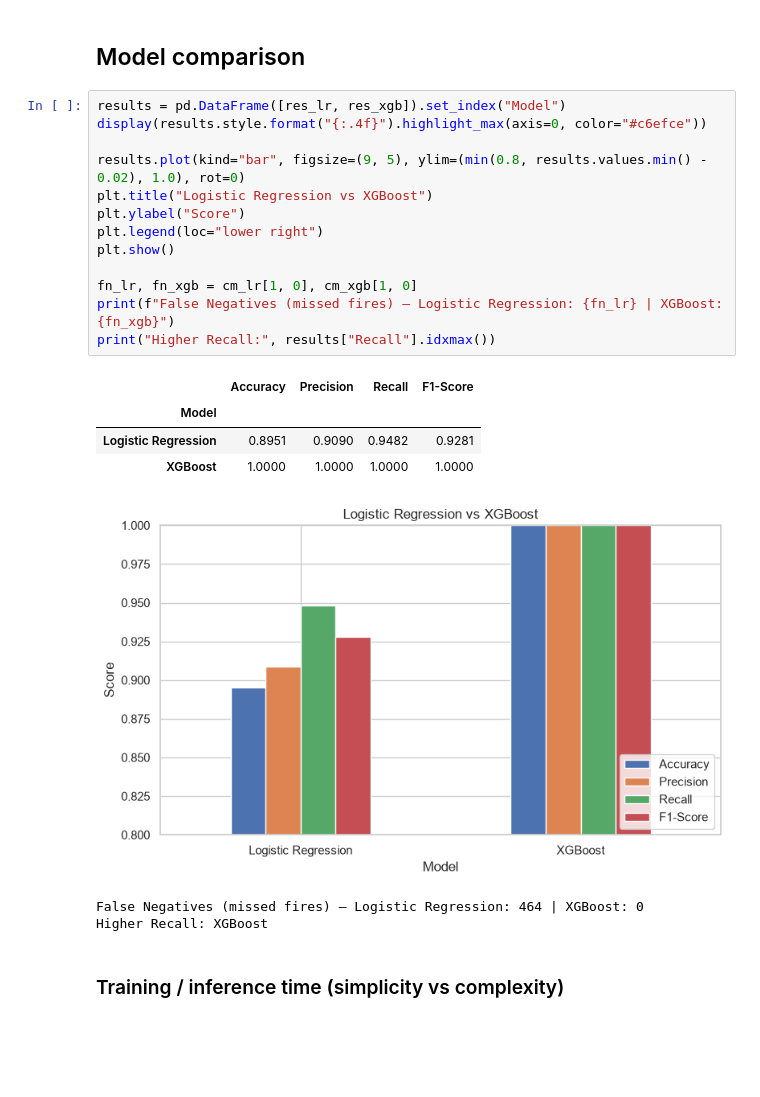
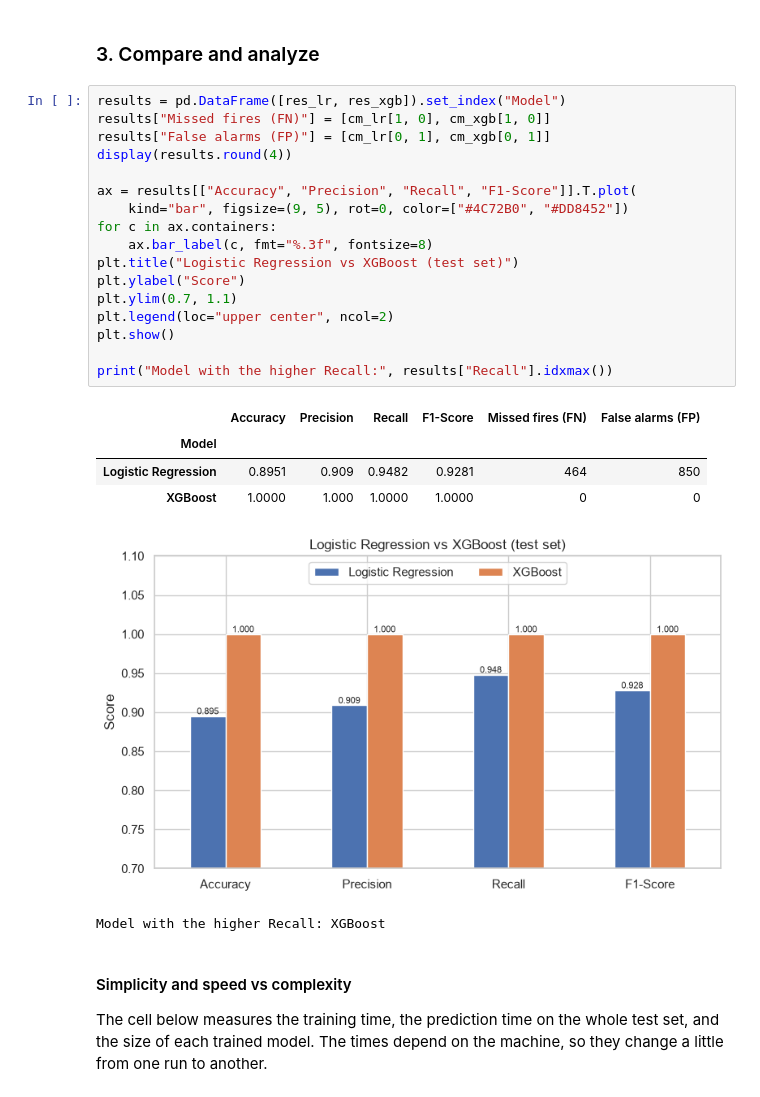
Before and after one commit to Damim-03/AIoT-2025, a Jupyter notebook: TP1/Fire_Alarm_Detection.ipynb, the cells around one changed output. Saved outputs shown, nothing was run; the diff lists cells and outputs as text; blank space fills up the shorter version.

```diff
--- a/TP1/Fire_Alarm_Detection.ipynb
+++ b/TP1/Fire_Alarm_Detection.ipynb
@@ -376,28 +365,33 @@ plt.show()
-# %% [markdown]
-## Model comparison
-# %%
-results = pd.DataFrame([res_lr, res_xgb]).set_index("Model")
-display(results.style.format("{:.4f}").highlight_max(axis=0, color="#c6efce"))
-
-results.plot(kind="bar", figsize=(9, 5), ylim=(min(0.8, results.values.min() - 0.02), 1.0), rot=0)
-plt.title("Logistic Regression vs XGBoost")
-plt.ylabel("Score")
-plt.legend(loc="lower right")
-plt.show()
-
-fn_lr, fn_xgb = cm_lr[1, 0], cm_xgb[1, 0]
-print(f"False Negatives (missed fires) – Logistic Regression: {fn_lr} | XGBoost: {fn_xgb}")
-print("Higher Recall:", results["Recall"].idxmax())
-# %% [output]
-|  | Accuracy | Precision | Recall | F1-Score |
-| Model |  |  |  |  |
-| Logistic Regression | 0.8951 | 0.9090 | 0.9482 | 0.9281 |
-| XGBoost | 1.0000 | 1.0000 | 1.0000 | 1.0000 |
-[figure, removed]
-False Negatives (missed fires) – Logistic Regression: 464 | XGBoost: 0
-Higher Recall: XGBoost
-# %% [markdown]
-### Training / inference time (simplicity vs complexity)
+# %% [markdown]
+### 3. Compare and analyze
+# %%
+results = pd.DataFrame([res_lr, res_xgb]).set_index("Model")
+results["Missed fires (FN)"] = [cm_lr[1, 0], cm_xgb[1, 0]]
+results["False alarms (FP)"] = [cm_lr[0, 1], cm_xgb[0, 1]]
+display(results.round(4))
+
+ax = results[["Accuracy", "Precision", "Recall", "F1-Score"]].T.plot(
+    kind="bar", figsize=(9, 5), rot=0, color=["#4C72B0", "#DD8452"])
+for c in ax.containers:
+    ax.bar_label(c, fmt="%.3f", fontsize=8)
+plt.title("Logistic Regression vs XGBoost (test set)")
+plt.ylabel("Score")
+plt.ylim(0.7, 1.1)
+plt.legend(loc="upper center", ncol=2)
+plt.show()
+
+print("Model with the higher Recall:", results["Recall"].idxmax())
+# %% [output]
+|  | Accuracy | Precision | Recall | F1-Score | Missed fires (FN) | False alarms (FP) |
+| Model |  |  |  |  |  |  |
+| Logistic Regression | 0.8951 | 0.909 | 0.9482 | 0.9281 | 464 | 850 |
+| XGBoost | 1.0000 | 1.000 | 1.0000 | 1.0000 | 0 | 0 |
+[figure, added]
+Model with the higher Recall: XGBoost
+# %% [markdown]
+#### Simplicity and speed vs complexity
+The cell below measures the training time, the prediction time on the whole test set, and the size of each trained model.
+The times depend on the machine, so they change a little from one run to another.
 # %%
 import time
 
```
Also changed, not shown: parts of 84 cells of this notebook.
